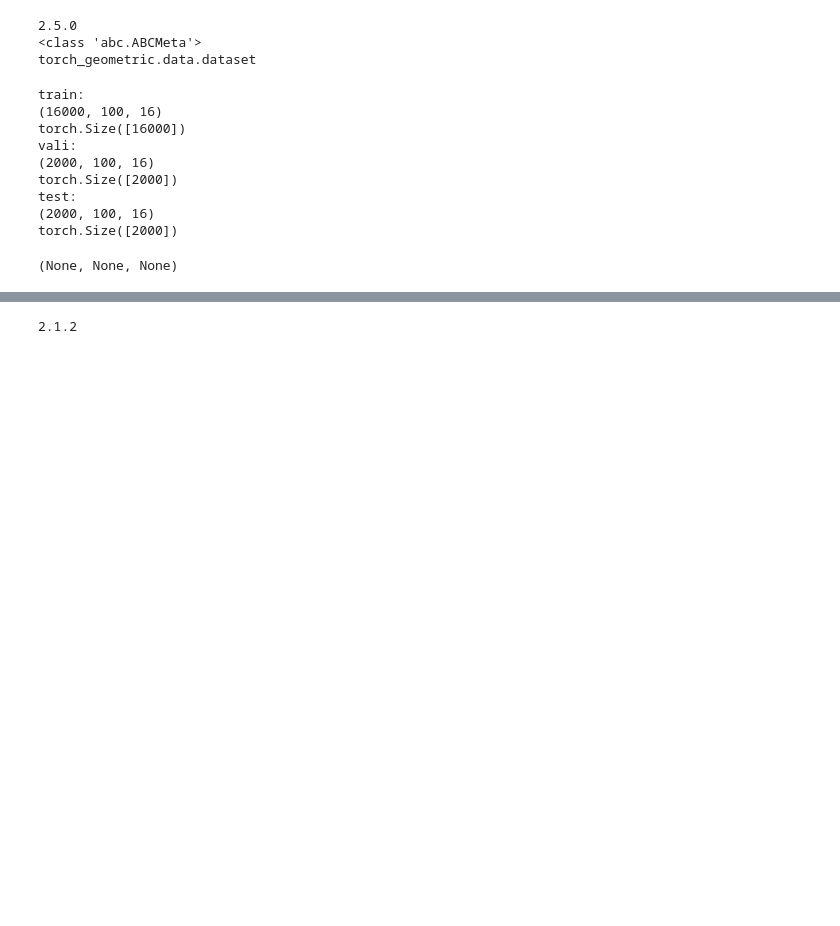
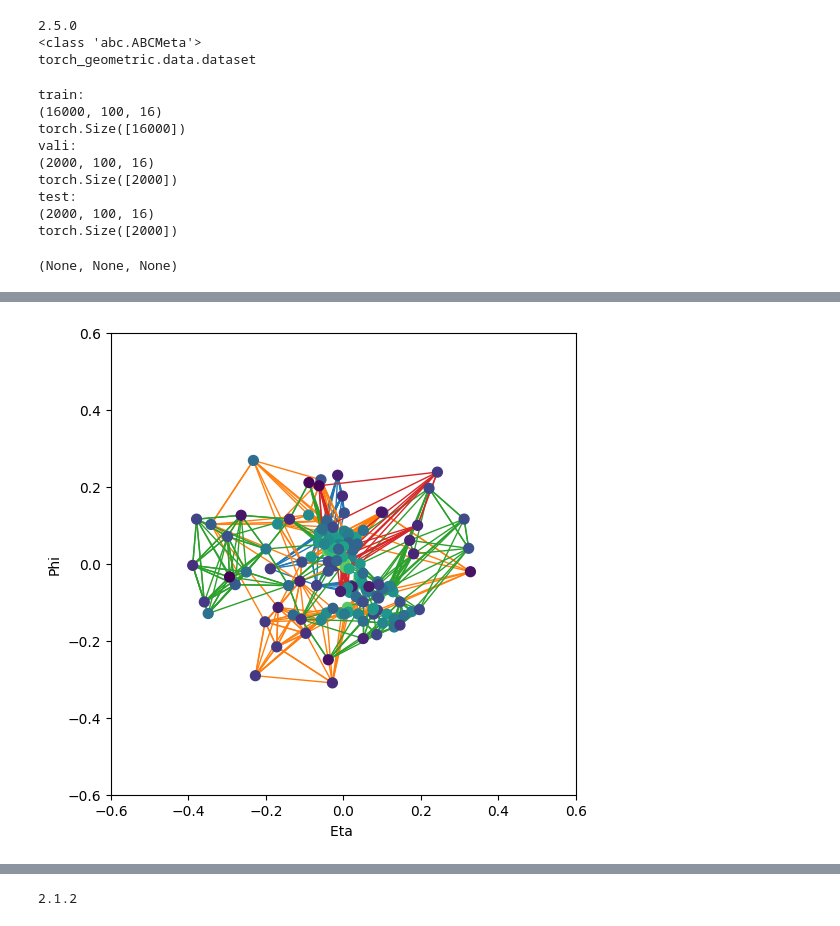
Before and after one commit to thesfinox/aiphy-ml-tools-homework, a Jupyter notebook: CNN_GNN_JetTagging_HndsOn.ipynb, the cells around one changed output, grey strips where cells are left out. Drawn from its saved outputs; the diff is of its cells as text; code cells hidden in the pictures; blank space fills up the shorter version.

```diff
--- a/CNN_GNN_JetTagging_HndsOn.ipynb
+++ b/CNN_GNN_JetTagging_HndsOn.ipynb
@@ -582,3 +628,40 @@ visualize_points(data.pos,data.x, data.edge_index)
+# %%
+
+from matplotlib import colors as mcolors
+colors = list(mcolors.TABLEAU_COLORS.keys())
+def get_color(index):
+    wrapped_index = index % len(colors)
+    return colors[wrapped_index]
+# %%
+
+def visualize_batch(pos, x, edge_index=None, batch=None):
+    fig = plt.figure(figsize=(6, 6))
+
+    if edge_index is not None:
+        for (src, dst) in edge_index.t().tolist():
+             if batch is not None:
+                 c=get_color(batch[src])
+             else:
+                 c="black"
+             src = pos[src].tolist()
+             dst = pos[dst].tolist()
+
+             plt.plot([src[0], dst[0]], [src[1], dst[1]], linewidth=1, color=c)
+
+
+    plt.scatter(pos[:, 0], pos[:, 1], s=50, c =(x), zorder=1000)
+
+
+    plt.axis('on')
+    plt.xlim((-0.6,0.6))
+    plt.ylim((-0.6,0.6))
+    plt.xlabel('Eta ')
+    plt.ylabel('Phi')
+    plt.show()
+data = next(iter(testloader))
+visualize_batch(data.pos,data.x, data.edge_index,data.batch)
+# %% [output]
+[figure, added]
 # %%
 # GNN model in pytorch geometric: we'll use a simple convolutional GNN based on the GCNConv message passing graph convolution
 # https://pytorch-geometric.readthedocs.io/en/latest/generated/torch_geometric.nn.conv.GCNConv.html
```
Also changed, not shown: parts of 16 cells of this notebook.
